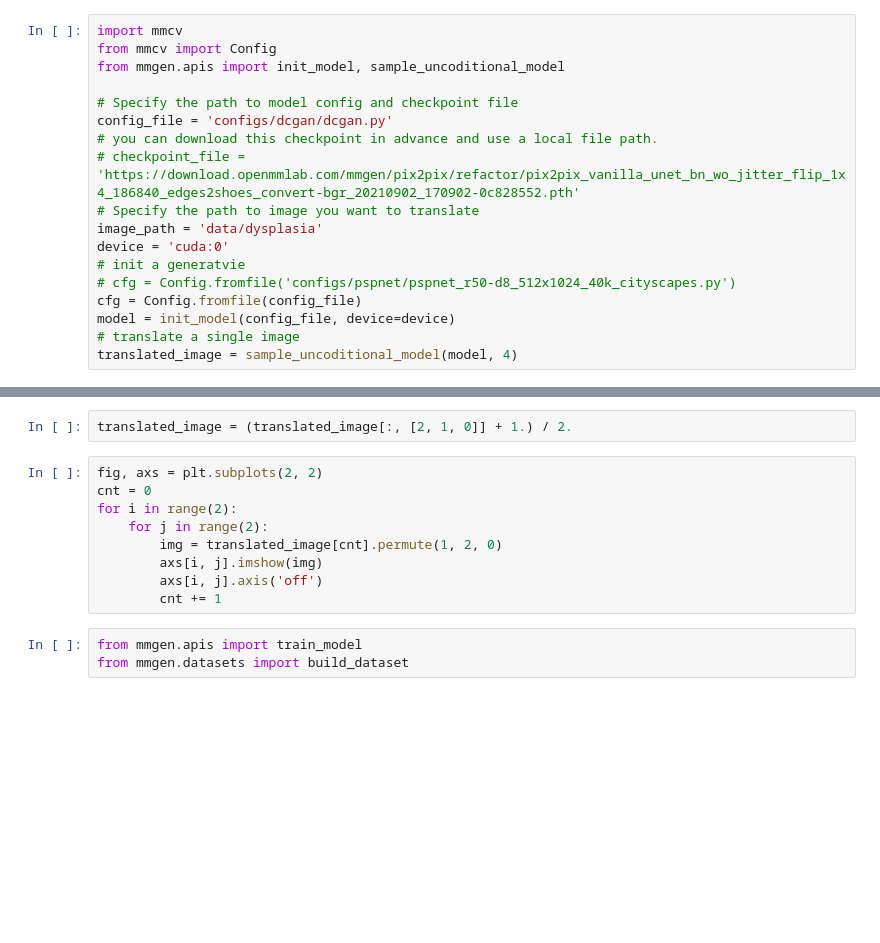
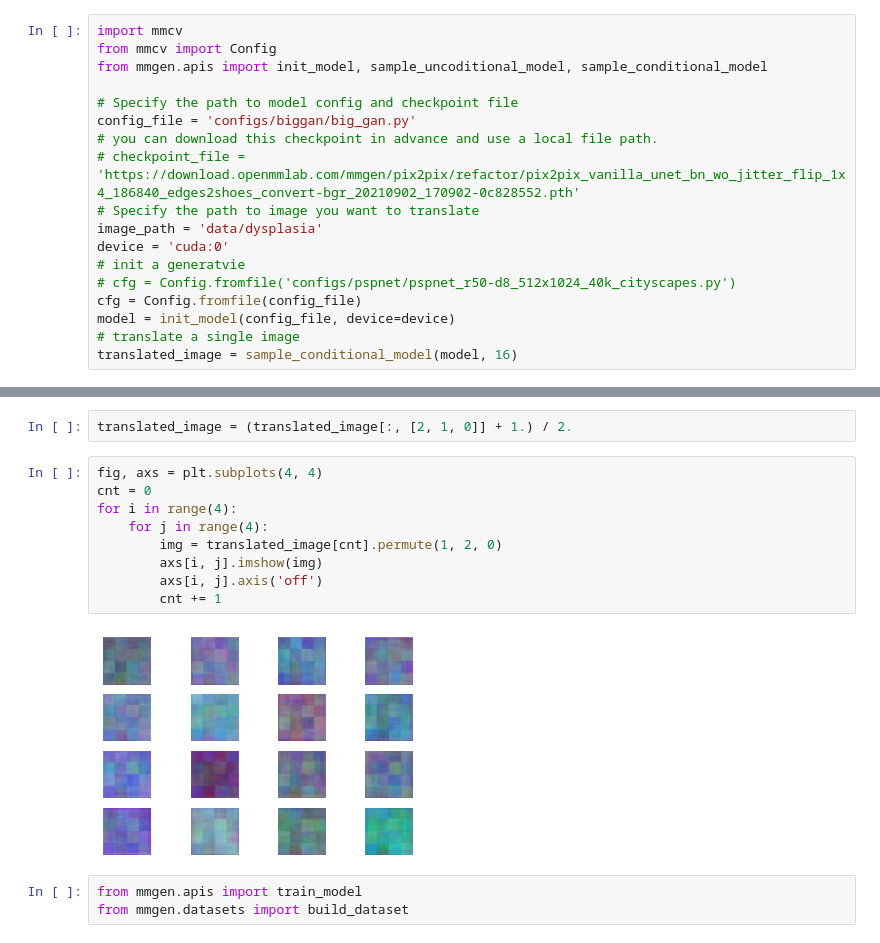
Before and after one commit to matheussn/pspnet, a Jupyter notebook: MMGeneration.ipynb, the cells around one changed output, grey strips where cells are left out. Drawn from its saved outputs; the diff is of its cells as text; blank space fills up the shorter version.

```diff
--- a/MMGeneration.ipynb
+++ b/MMGeneration.ipynb
@@ -20,10 +100,10 @@ import numpy as np
 # %%
 import mmcv
 from mmcv import Config
-from mmgen.apis import init_model, sample_uncoditional_model
+from mmgen.apis import init_model, sample_uncoditional_model, sample_conditional_model
 
 # Specify the path to model config and checkpoint file
-config_file = 'configs/dcgan/dcgan.py'
+config_file = 'configs/biggan/big_gan.py'
 # you can download this checkpoint in advance and use a local file path.
 # checkpoint_file = 'https://download.openmmlab.com/mmgen/pix2pix/refactor/pix2pix_vanilla_unet_bn_wo_jitter_flip_1x4_186840_edges2shoes_convert-bgr_20210902_170902-0c828552.pth'
 # Specify the path to image you want to translate
@@ -34,4 +114,4 @@ device = 'cuda:0'
 cfg = Config.fromfile(config_file)
 model = init_model(config_file, device=device)
 # translate a single image
-translated_image = sample_uncoditional_model(model, 4)
+translated_image = sample_conditional_model(model, 16)
@@ -38,14 +138,16 @@ translated_image = sample_uncoditional_model(model, 4)
 # %%
 translated_image = (translated_image[:, [2, 1, 0]] + 1.) / 2.
 # %%
-fig, axs = plt.subplots(2, 2)
+fig, axs = plt.subplots(4, 4)
 cnt = 0
-for i in range(2):
-    for j in range(2):
+for i in range(4):
+    for j in range(4):
         img = translated_image[cnt].permute(1, 2, 0)
         axs[i, j].imshow(img)
         axs[i, j].axis('off')
         cnt += 1
+# %% [output]
+[figure, added]
 # %%
 from mmgen.apis import train_model
 from mmgen.datasets import build_dataset
```
Also changed, not shown: parts of 14 cells of this notebook, 4 other files.
